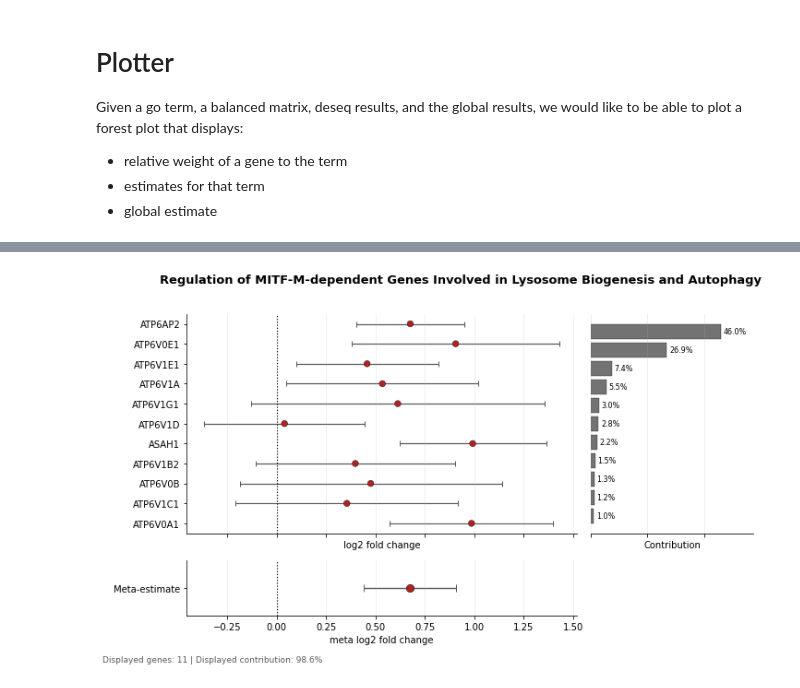
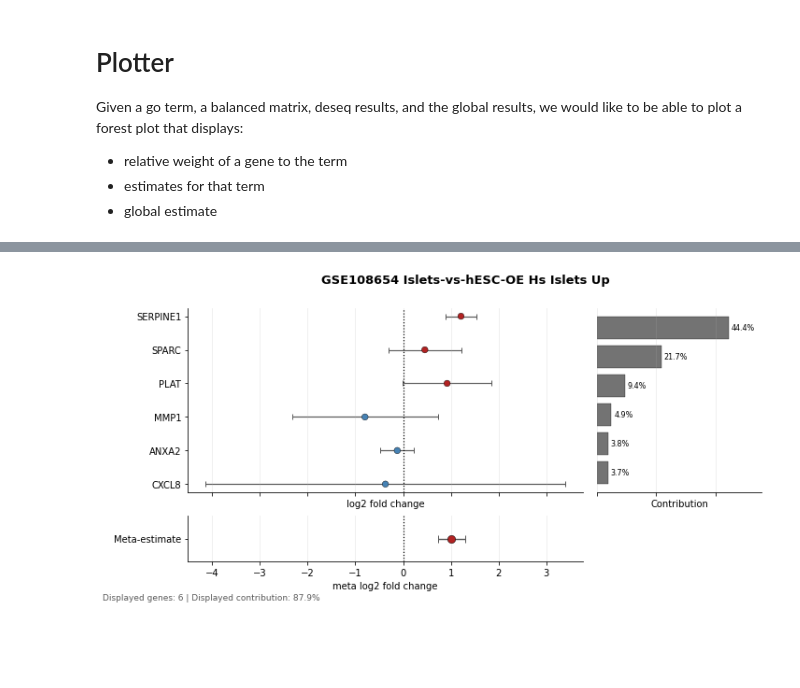
Before and after one commit to jhaberbe/meta-estimators-go-term-enrichment, a Jupyter notebook: notebook/creating-classes.ipynb, the cells around one changed output, grey strips where cells are left out. Cells and saved outputs as stored; diff of their text form; code cells hidden in the pictures; blank space fills up the shorter version.

```diff
--- a/notebook/creating-classes.ipynb
+++ b/notebook/creating-classes.ipynb
@@ -43,7 +43,7 @@ class GeneOntologyLibraries:
         # Fill the assignment matrix
         return pd.DataFrame({k: {f: 1 for f in v} for k, v in library.items()}).fillna(0)
 # %%
-go_terms = GeneOntologyLibraries().pull_assignment_matrix("Reactome_Pathways_2024")
+go_terms = GeneOntologyLibraries().pull_assignment_matrix("GO_Molecular_Function_2025")
 # %% [markdown]
 # Reweighting via IPF
 # %%
@@ -424,6 +408,6 @@ gene_ontology_results.query("padj < 0.05 and top5_contribution < 0.9").sort_valu
 # %%
-term = "Regulation of MITF-M-dependent Genes Involved in Lysosome Biogenesis and Autophagy"
+term = "GSE108654 Islets-vs-hESC-OE Hs Islets Up"
 
-output = ForestPlotter(deseq_results, balanced_matrix, gene_ontology_results).plot_term(term, cutoff=0.99)
+output = ForestPlotter(deseq_results, balanced_matrix, gene_ontology_results).plot_term(term, cutoff=0.9)
 # %% [output]
-[figure, old version]
+[figure, new version]
```
Also changed, not shown: parts of 3 cells of this notebook, 6 other files.
